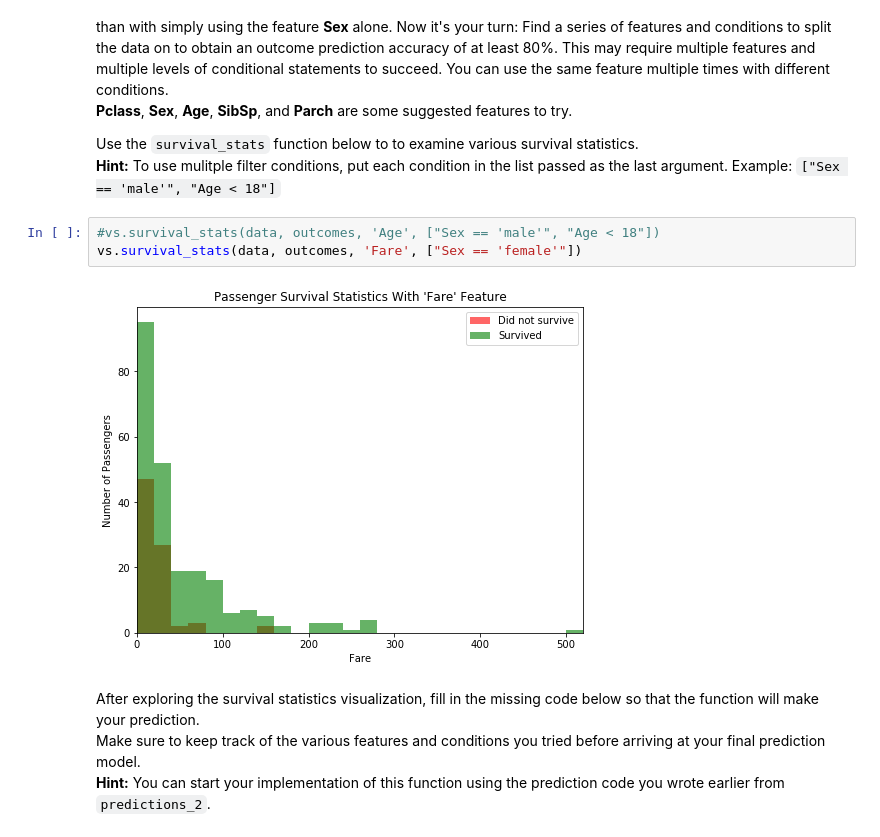
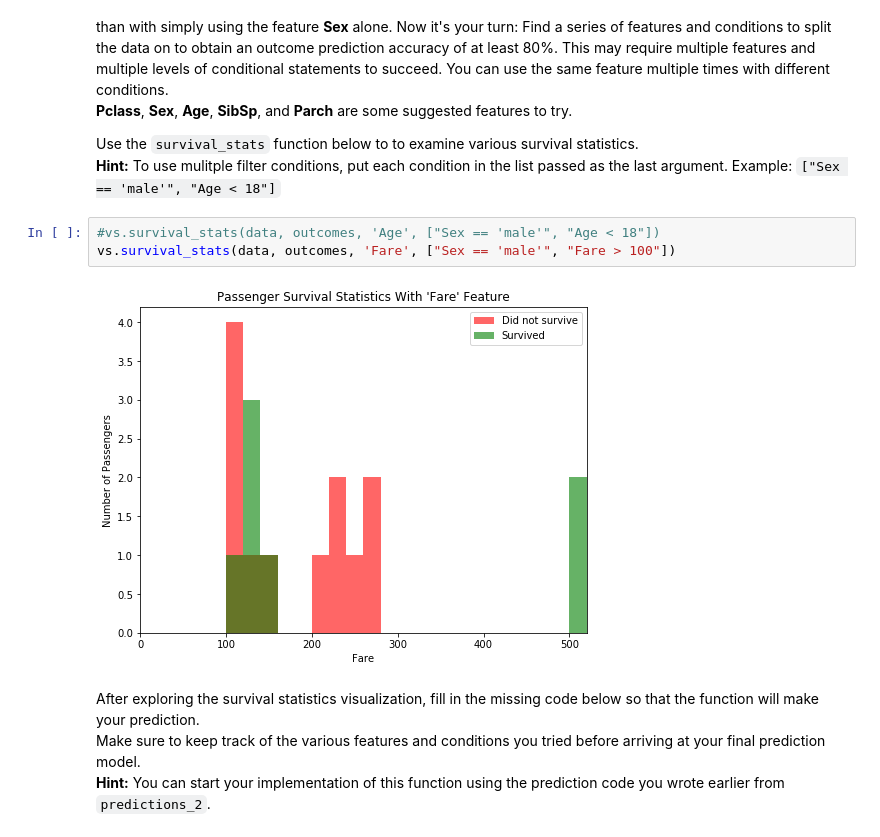
Before and after one commit to andreasekenback/titanic_survival_exploration, a Jupyter notebook: titanic_survival_exploration.ipynb, the cells around one changed output. Saved outputs shown, nothing was run; the diff lists cells and outputs as text.

```diff
--- a/titanic_survival_exploration.ipynb
+++ b/titanic_survival_exploration.ipynb
@@ -221,9 +221,9 @@ Use the `survival_stats` function below to to examine various survival statistic
 **Hint:** To use mulitple filter conditions, put each condition in the list passed as the last argument. Example: `["Sex == 'male'", "Age < 18"]`
 # %%
 #vs.survival_stats(data, outcomes, 'Age', ["Sex == 'male'", "Age < 18"])
-vs.survival_stats(data, outcomes, 'Fare', ["Sex == 'female'"])
+vs.survival_stats(data, outcomes, 'Fare', ["Sex == 'male'", "Fare > 100"])
 # %% [output]
-[figure, old version]
+[figure, new version]
 # %% [markdown]
 After exploring the survival statistics visualization, fill in the missing code below so that the function will make your prediction.
 Make sure to keep track of the various features and conditions you tried before arriving at your final prediction model.
```
Also changed, not shown: parts of 6 cells of this notebook.
